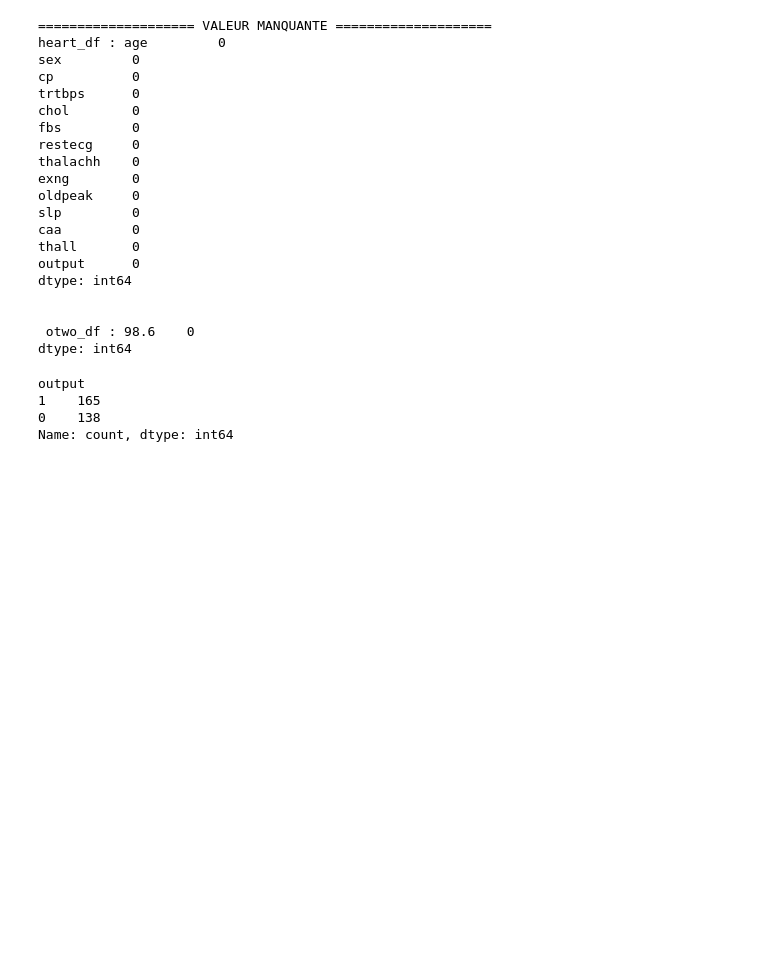
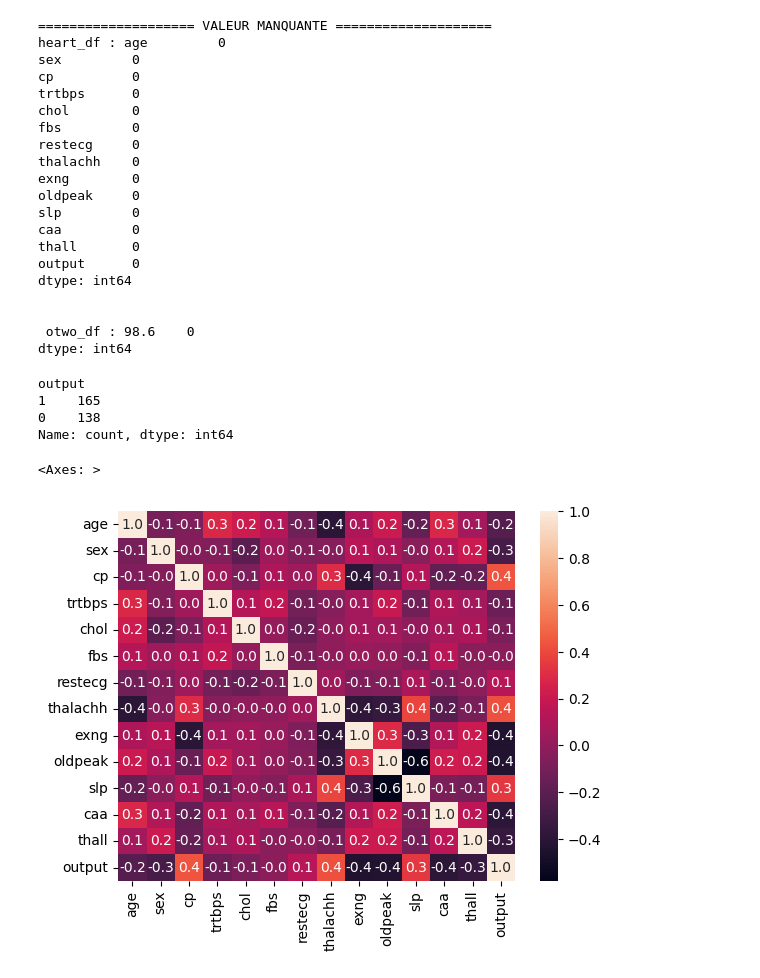
Before and after one commit to VictorJ-Data/heart-attack-prediction, a Jupyter notebook: notebooks/heart_attack.ipynb, the cells around one changed output. Cells and saved outputs as stored; diff of their text form; code cells hidden in the pictures; blank space fills up the shorter version.

Commit message:
notebooks : start plotting

```diff
--- a/notebooks/heart_attack.ipynb
+++ b/notebooks/heart_attack.ipynb
@@ -61,3 +61,8 @@ output
 1    165
 0    138
 Name: count, dtype: int64
+# %%
+sns.heatmap(heart_df.corr(), annot = True, fmt=".1f")
+# %% [output]
+<Axes: >
+[figure, added]
```
Also changed, not shown: parts of 1 cell of this notebook.
